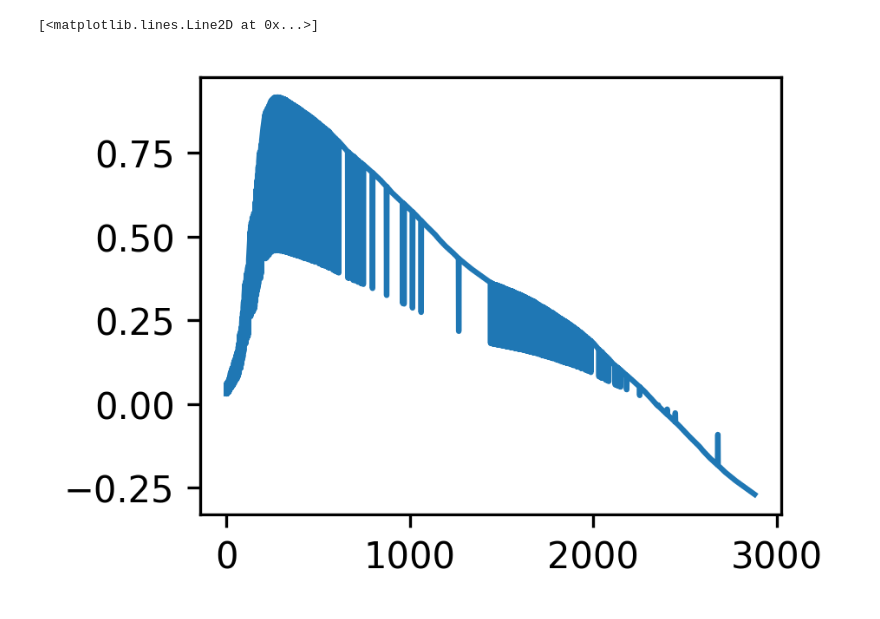
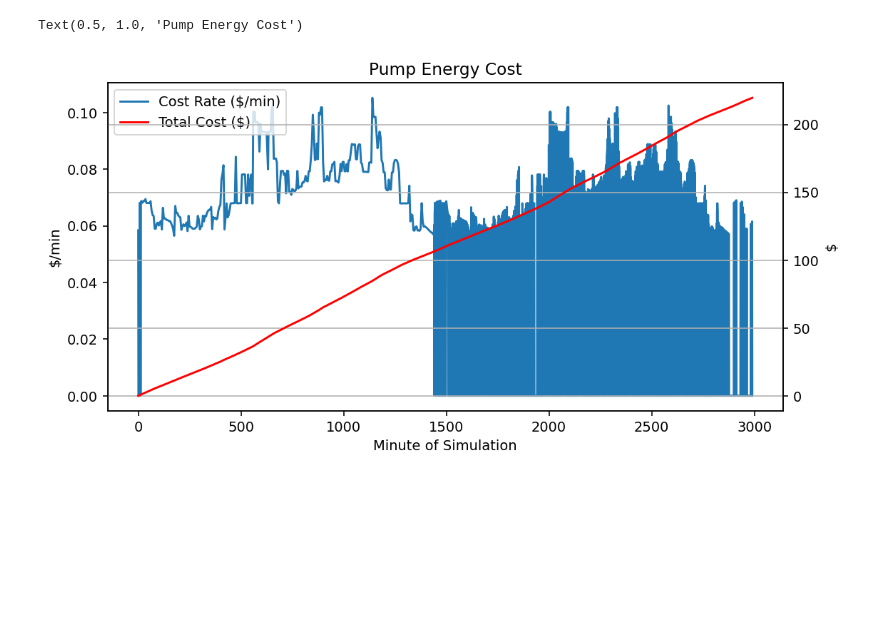
Before and after one commit to maxdumas/engineering-smart-cities-final-project, a Jupyter notebook: notebooks/simulate_epanet_2.ipynb, the cells around one changed output. Saved outputs shown, nothing was run; the diff lists cells and outputs as text; code cells hidden in the pictures; blank space fills up the shorter version.

Commit message:
Add a cumulative penalty to the number of toggles and improve graphing

```diff
--- a/notebooks/simulate_epanet_2.ipynb
+++ b/notebooks/simulate_epanet_2.ipynb
@@ -13,5 +13,5 @@ Ray
 | Python version: | 3.10.7 |
 | Ray version: | 2.1.0 |
 # %%
-algo = Algorithm.from_checkpoint('/Users/maxdumas/ray_results/PPO_EPANETEnv_2022-11-30_23-47-01yu4klmmp/checkpoint_000001')
+algo = Algorithm.from_checkpoint('/Users/maxdumas/ray_results/PPO_EPANETEnv_2022-12-01_12-22-53w9vg16qd/checkpoint_000101')
 # %% [output]
@@ -45,19 +70,25 @@ algo = Algorithm.from_checkpoint('/Users/maxdumas/ray_results/PPO_EPANETEnv_2022
 env = EPANETEnv({})
 obs = env.reset()
 done = False
+O = []
+A = []
 R = []
-T = []
-E = []
 
 while not done:
     action = algo.compute_single_action(obs)
-    print(action)
     obs, reward, done, _ = env.step(action)
-    tank_head = obs[-2]
-    E.append(obs[9] * action)
-    T.append(tank_head)
+    tank_head = obs[-3]
+    O.append(obs)
+    # E.append(obs[9] * action)
+    # T.append(tank_head)
+    # R.append(reward)
+    A.append(action)
     R.append(reward)
 
+O = np.array(O)
+A = np.array(A)
+R = np.array(R)
+
 algo.stop()
 # %% [output]
 EPANET version 20200 loaded (EPyT version 1.0.1).
@@ -90,5 +103,17 @@ plt.plot(np.arange(2880), T[:2880])
-# %%
-plt.plot(np.arange(2880), R[:2880])
-# %% [output]
-[<matplotlib.lines.Line2D at 0x...>]
-[figure, removed]
+# %%
+plt.rcParams['figure.figsize'] = [8.0, 4.0]
+plt.rcParams['figure.dpi'] = 140
+# %%
+fig, ax1 = plt.subplots()
+ln1 = ax1.plot(O[:, 9] * A, label="Cost Rate ($/min)")
+ax2 = ax1.twinx()
+ln2 = ax2.plot(np.cumsum(O[:, 9]), label="Total Cost ($)", color="r")
+ax2.grid()
+ax1.legend(ln1 + ln2, [l.get_label() for l in ln1 + ln2], loc=2)
+ax1.set_xlabel("Minute of Simulation")
+ax1.set_ylabel("$/min")
+ax2.set_ylabel("$")
+plt.title("Pump Energy Cost")
+# %% [output]
+Text(0.5, 1.0, 'Pump Energy Cost')
+[figure, added]
```
Also changed, not shown: parts of 8 cells of this notebook, 5 other files.
